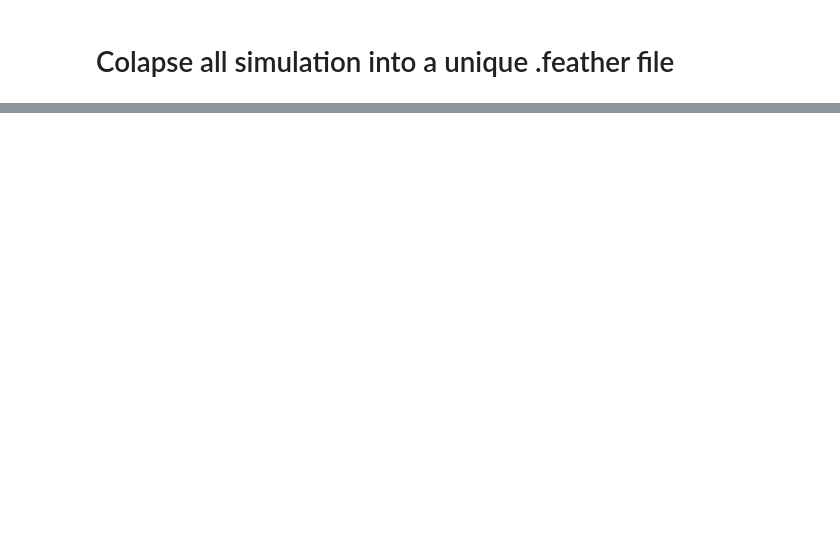
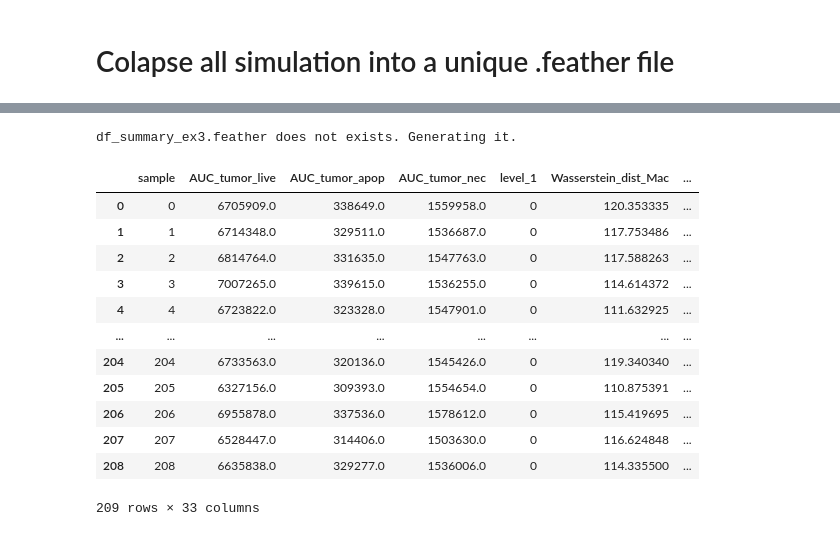
Before and after one commit to PhysiCell-Models/grammar_samples, a Jupyter notebook: Sensitivity_Analysis/SA_script_ex3.ipynb, the cells around one changed output, grey strips where cells are left out. Drawn from its saved outputs; the diff is of its cells as text; code cells hidden in the pictures; blank space fills up the shorter version.

```diff
--- a/Sensitivity_Analysis/SA_script_ex3.ipynb
+++ b/Sensitivity_Analysis/SA_script_ex3.ipynb
@@ -323,0 +60,73 @@ plt.show()
+# %%
+df_summary_file = 'df_summary_ex3.feather' # https://pandas.pydata.org/docs/user_guide/io.html#feather
+if ( os.path.exists(df_summary_file) ):
+    print(f'{df_summary_file} already exists. Reading it.')
+    df_summary = pd.read_feather(df_summary_file)
+else:
+    print(f'{df_summary_file} does not exists. Generating it.')
+
+    # Exclude columns with numpy arrays before calculating the mean
+    exclude_cols = ['IC_file','dist_tumor_live', 'dist_tumor_apop', 'dist_tumor_nec', 'dist_mac', 'dist_cd8']
+    df_summary_temp = df_all.drop(columns=exclude_cols).groupby(['sample', 'time'], as_index=False).mean()
+    df_summary_temp = df_summary_temp.drop(columns=['replicate'])
+
+    # Replace the mean of distributions to concatenate each replicate samples - row dimension of samples x time points
+    for col in exclude_cols:
+        if col == 'IC_file': continue
+        concatenated = df_all.groupby(['sample', 'time'])[col].apply(
+            lambda x: np.concatenate([y for y in x if y.size > 0 and y.ndim > 0]) if any(y.size > 0 and y.ndim > 0 for y in x) else np.array([])
+        ).reset_index(drop=True)
+        df_summary_temp[col] = concatenated
+    # Concatenate the colums of dist_tumor_live and dist_tumor_dead named as dist_tumor
+    df_summary_temp['dist_tumor'] = df_summary_temp.apply( lambda row: np.concatenate((row['dist_tumor_live'], row['dist_tumor_apop'], row['dist_tumor_nec'])), axis=1 )
+    df_summary_temp = df_summary_temp.drop(columns=['dist_tumor_live', 'dist_tumor_apop', 'dist_tumor_nec'])
+
+    # Function to calculate AUC using trapezoidal rule for trajectories
+    def calculate_auc_multiple(group):
+        auc_values = {}
+        for col in ['tumor_live', 'tumor_apop', 'tumor_nec']: # QoI columns of cell population
+            mask_notna = group[col].notna()
+            auc_values[f'AUC_{col}'] = np.trapezoid(group[col][mask_notna], group['time'][mask_notna])
+        return pd.Series(auc_values)
+    # Group by 'Sample_ID' then calculate AUC for each QOI - row dimension of samples
+    df_auc = df_summary_temp.groupby(['sample']).apply(calculate_auc_multiple).reset_index() # calculate the AUC for each QOI
+
+    # Function to calculate Wasserstein distance between tumor and motile cells
+    def calculate_wassertein_dist(group):
+        wasserstein_values = {}
+        # Define empirical distributions of tumor and motile cells
+        emp_Tumor_cdf = ecdf(group['dist_tumor'].values[0])
+        emp_Mac_cdf = ecdf(group['dist_mac'].values[0])
+        emp_CD8_cdf = ecdf(group['dist_cd8'].values[0])
+        # print(group['dist_tumor'].values[0].shape, group['dist_mac'].values[0].shape, group['dist_cd8'].values[0].shape)
+        wasserstein_values['Wasserstein_dist_Mac'] = wasserstein_distance(emp_Tumor_cdf.cdf.quantiles, emp_Mac_cdf.cdf.quantiles, emp_Tumor_cdf.cdf.probabilities, emp_Mac_cdf.cdf.probabilities)
+        wasserstein_values['Wasserstein_dist_CD8'] = wasserstein_distance(emp_Tumor_cdf.cdf.quantiles, emp_CD8_cdf.cdf.quantiles, emp_Tumor_cdf.cdf.probabilities, emp_CD8_cdf.cdf.probabilities)
+        return pd.DataFrame(wasserstein_values, index=[0])
+    # Group by 'Sample_ID' then calculate Wasserstein distance between tumor and motile cells - row dimension of samples
+    df_distance = df_summary_temp[ df_summary_temp['time'] == 7200.0 ].groupby(['sample']).apply(calculate_wassertein_dist).reset_index()
+
+    # Merge the AUC values and Wasserstein distance to the summary dataframe
+    df_summary = df_auc.merge(df_distance, on=['sample'])
+
+    # Merge the parameters to the summary dataframe
+    df_summary = df_summary.merge(df_summary_temp[ df_summary_temp['time'] == 7200.0 ][['sample']+ params_list], on=['sample'])
+
+
+    df_summary.to_feather(df_summary_file)
+
+df_summary
+# %% [output]
+df_summary_ex3.feather does not exists. Generating it.
+|  | sample | AUC_tumor_live | AUC_tumor_apop | AUC_tumor_nec | level_1 | Wasserstein_dist_Mac | ... |
+| 0 | 0 | 6705909.0 | 338649.0 | 1559958.0 | 0 | 120.353335 | ... |
+| 1 | 1 | 6714348.0 | 329511.0 | 1536687.0 | 0 | 117.753486 | ... |
+| 2 | 2 | 6814764.0 | 331635.0 | 1547763.0 | 0 | 117.588263 | ... |
+| 3 | 3 | 7007265.0 | 339615.0 | 1536255.0 | 0 | 114.614372 | ... |
+| 4 | 4 | 6723822.0 | 323328.0 | 1547901.0 | 0 | 111.632925 | ... |
+| ... | ... | ... | ... | ... | ... | ... | ... |
+| 204 | 204 | 6733563.0 | 320136.0 | 1545426.0 | 0 | 119.340340 | ... |
+| 205 | 205 | 6327156.0 | 309393.0 | 1554654.0 | 0 | 110.875391 | ... |
+| 206 | 206 | 6955878.0 | 337536.0 | 1578612.0 | 0 | 115.419695 | ... |
+| 207 | 207 | 6528447.0 | 314406.0 | 1503630.0 | 0 | 116.624848 | ... |
+| 208 | 208 | 6635838.0 | 329277.0 | 1536006.0 | 0 | 114.335500 | ... |
+209 rows × 33 columns
```
Also changed, not shown: parts of 17 cells of this notebook, 1 other file.
